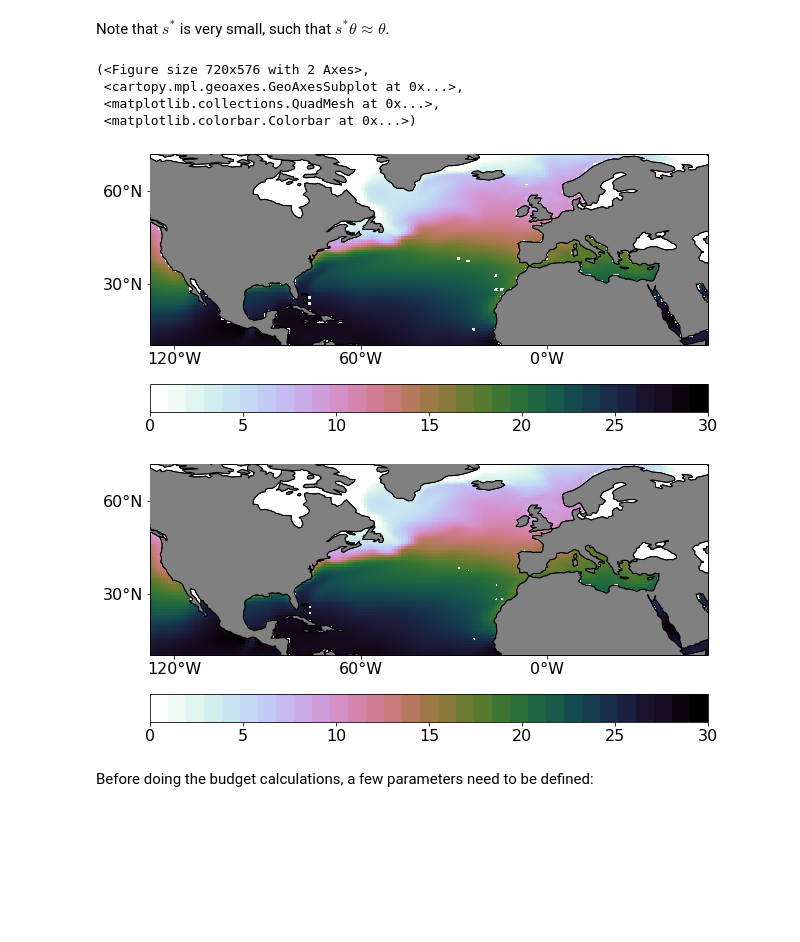
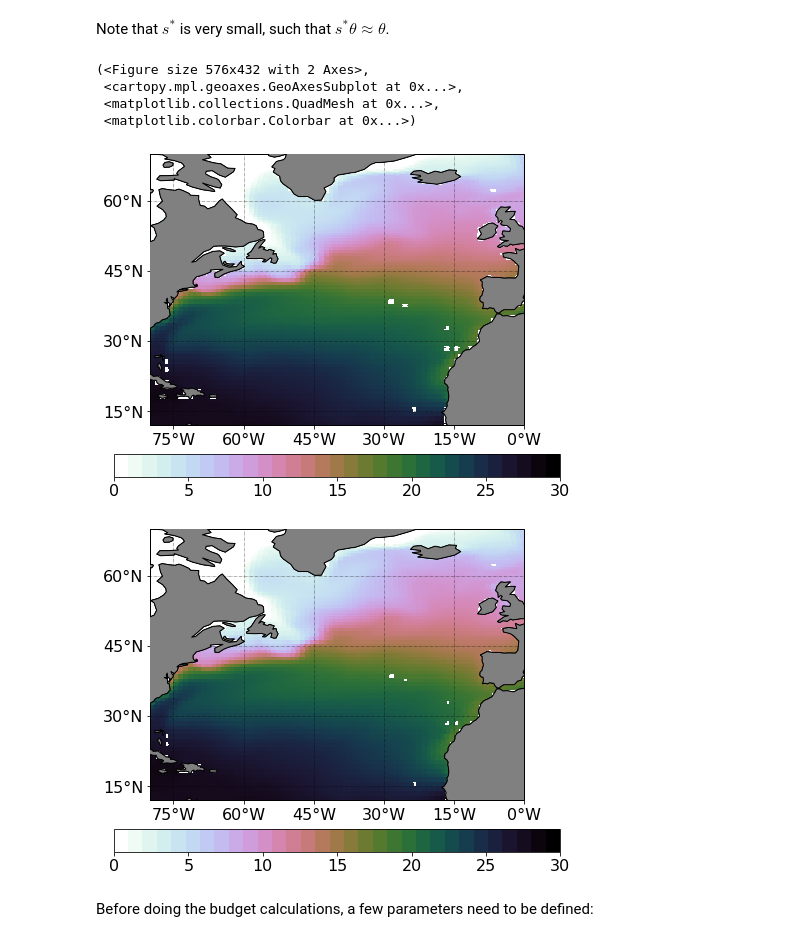
Before and after one commit to cpatrizio88/pangeo_ECCO, a Jupyter notebook: test_ecco_sstvarbudget.ipynb, the cells around one changed output. Drawn from its saved outputs; the diff is of its cells as text; code cells hidden in the pictures; blank space fills up the shorter version.

```diff
--- a/test_ecco_sstvarbudget.ipynb
+++ b/test_ecco_sstvarbudget.ipynb
@@ -256,3 +236,11 @@ $\large
 The temperature variance at depth $z$ is therefore determined by the covariance between the time tendency of the temperature and the different terms in the ocean energy budget, scaled by the factor $\frac{\Delta t^2}{2c_o(z) (1-r_1)}$.
 
 We will integrate this equation across the climatological ocean mixed layer to better understand the processes that contribute to sea-surface temperature (SST) variance.
+# %%
+# Face numbers to analyze
+facen = [2,10]
+# Plotting bounds
+bnds = [280,360,12,70]
+
+lons = coords.XC.isel(face=facen)
+lats = coords.YC.isel(face=facen)
@@ -321,25 +308,25 @@ lats = coords.YC.isel(face=facen)
 # %% [markdown]
 Note that $s^{*}$ is very small, such that $s^{*}\theta \approx \theta$.
 # %%
-plt.figure()
+plt.figure(figsize=(8,6))
 ecco.plot_proj_to_latlon_grid(lons, lats, THETAsnp_anom.isel(time=10,k=0),
-                              user_lon_0=0, plot_type = 'pcolormesh', levels=31, cmin=0, cmax=30,
-                              cmap = plt.cm.cubehelix_r, projection_type='PlateCaree',
+                              plot_type = 'pcolormesh', levels=31, cmin=0, cmax=30,
+                              bnds=bnds, cmap = plt.cm.cubehelix_r, projection_type='PlateCaree',
                               show_colorbar=True, less_output=True)
 #THETAsnp_anom[10,1,:].plot.pcolormesh(cmap='RdBu_r')
-plt.figure()
+plt.figure(figsize=(8,6))
 #HCsnp_anom[10,1,:].plot.pcolormesh(cmap='RdBu_r')
 ecco.plot_proj_to_latlon_grid(lons, lats, HCsnp_anom.isel(time=10,k=0),
-                              user_lon_0=0, plot_type = 'pcolormesh', levels=31, cmin=0, cmax=30,
-                              cmap = plt.cm.cubehelix_r, projection_type='PlateCaree',
+                              plot_type = 'pcolormesh', levels=31, cmin=0, cmax=30,
+                              bnds=bnds, cmap = plt.cm.cubehelix_r, projection_type='PlateCaree',
                               show_colorbar=True, less_output=True)
 # %% [output]
-(<Figure size 720x576 with 2 Axes>,
+(<Figure size 576x432 with 2 Axes>,
  <cartopy.mpl.geoaxes.GeoAxesSubplot at 0x...>,
  <matplotlib.collections.QuadMesh at 0x...>,
  <matplotlib.colorbar.Colorbar at 0x...>)
-[figure, old version]
+[figure, new version]
-[figure, old version]
+[figure, new version]
 # %% [markdown]
 Before doing the budget calculations, a few parameters need to be defined:
 # %%
```
Also changed, not shown: parts of 25 cells of this notebook, 5 other files.
